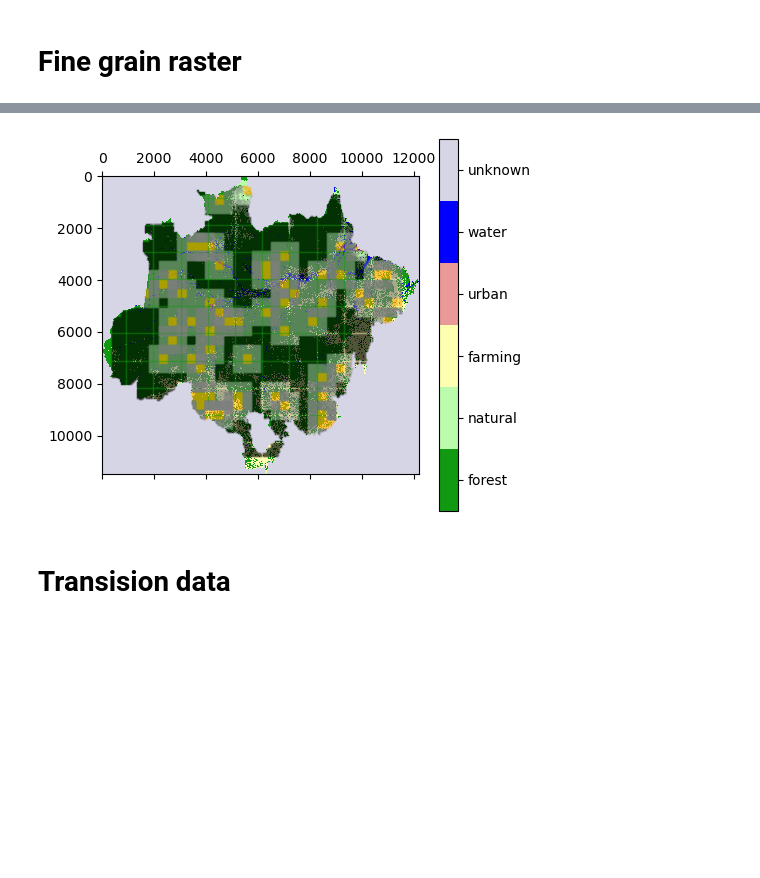
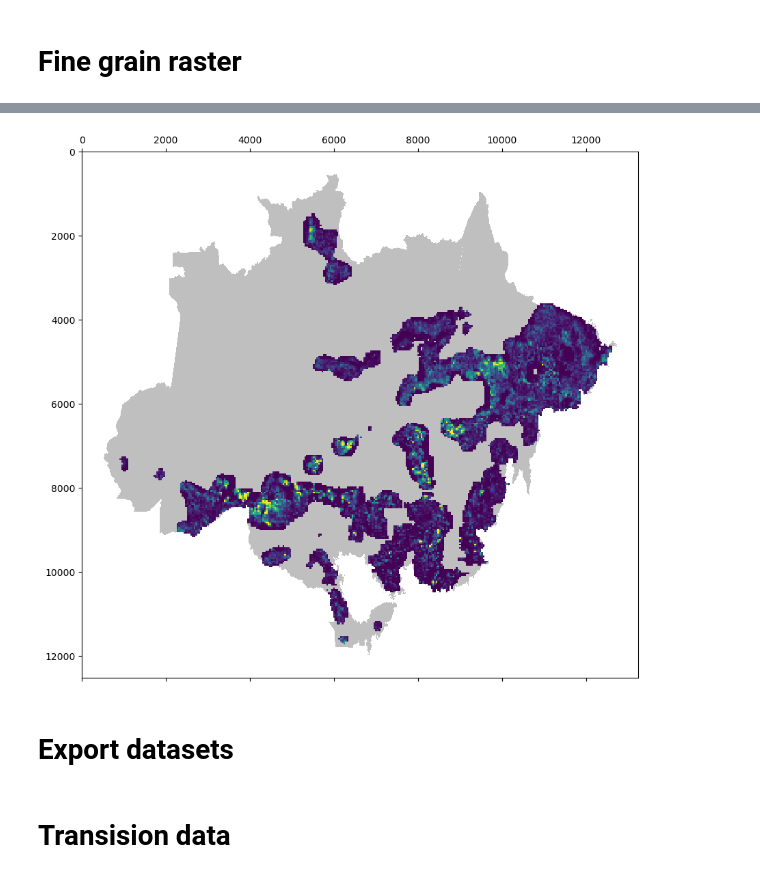
Before and after one commit to TimEngelmann/future-deforestation, a Jupyter notebook: notebooks/data_splitting.ipynb, the cells around one changed output, grey strips where cells are left out. Drawn from its saved outputs; the diff is of its cells as text; code cells hidden in the pictures; blank space fills up the shorter version.

Commit message:
Exported dataset

```diff
--- a/notebooks/data_splitting.ipynb
+++ b/notebooks/data_splitting.ipynb
@@ -419,0 +419,10 @@ plt.show()
+# %%
+bio_data_2015, bio_data_meta = load_processed_biomass_data(year, None, resolution=250, delta=delta)
+transition_2010_2015, _ = load_processed_transition_data(2010, 2015, resolution=250, delta=delta)
+transition_2015_2020, _ = load_processed_transition_data(2015, 2020, resolution=250, delta=delta)
+# %%
+x = np.arange(0, bio_data_2015.shape[1], output_px)
+y = np.arange(0, bio_data_2015.shape[0], output_px)
+xv, yv = np.meshgrid(x, y)
+data_points = np.vstack([xv.flatten(), yv.flatten()]).T
+test_data_points, test_filter_metrics = get_points_from_points(data_points, bio_data_2015, transition_2010_2015, transition_2015_2020)
@@ -420 +439,28 @@ plt.show()
+# %%
+o = int(output_px/2)
+test_split_layer = np.ones_like(transition_2005_2010) * -1
+test_target_layer = np.ones(transition_2005_2010.shape) * -1
+for point in test_data_points:
+    x = int(point[0])
+    y = int(point[1])
+    test_split_layer[y-o:y+o, x-o:x+o] = 0
+    test_target_layer[y-o:y+o, x-o:x+o] = point[-1]
+# %%
+fig, axs = plt.subplots(figsize=(15,10))
+
+cmap = colors.ListedColormap(['white', 'grey'])
+axs.matshow(bio_data_2015 != 255,cmap=cmap,vmin = -.5, vmax = 1.5, alpha=0.5)
+
+# cmap = colors.ListedColormap(['k','red', 'lightblue'])
+# cmap.set_under('white')
+# axs.matshow(test_split_layer,cmap=cmap,vmin = -.5, vmax = 2.5, alpha=0.2)
+cmap_2 = mpl.colormaps['viridis']
+cmap_2.set_under('white', alpha=0)
+axs.matshow(test_target_layer, vmin = 0, vmax = 0.3, cmap=cmap_2)
+axs.set_aspect('equal', 'box')
+plt.show()
+# %% [output]
+[figure, added]
+# %% [markdown]
+# Export datasets
 # %%
@@ -422,17 +468,6 @@ dtype = np.int16 if np.max(bio_data.shape) <= 32767 else np.int32
 torch.save(torch.from_numpy(train_data_points.astype(dtype)), '../data/processed/train_data.pt')
 torch.save(torch.from_numpy(val_data_points.astype(dtype)), '../data/processed/val_data.pt')
 torch.save(torch.from_numpy(test_data_points.astype(dtype)), '../data/processed/test_data.pt')
-# %%
-cmap = colors.ListedColormap(['#129912','#bbfcac', '#ffffb2', '#ea9999', '#0000ff', '#D5D5E5'])
-mat = plt.matshow(bio_data,cmap=cmap,vmin = -.5, vmax = 5.5)
-plt.scatter(val_data_points[:,0], val_data_points[:,1], s=0.5, c='orange', alpha=0.2)
-plt.scatter(train_data_points[:,0], train_data_points[:,1], s=0.5, c='k', alpha=0.2)
-plt.scatter(dropped_data_points[:,0], dropped_data_points[:,1], s=0.5, c='grey', alpha=0.2)
-cax = plt.colorbar(mat, ticks=np.arange(0,6))
-cax.ax.set_yticklabels(['forest', 'natural', 'farming', 'urban', 'water', 'unknown'])
-plt.show()
-# %% [output]
-[figure, removed]
 # %% [markdown]
 # Transision data
 # %%
```
Also changed, not shown: parts of 19 cells of this notebook.
